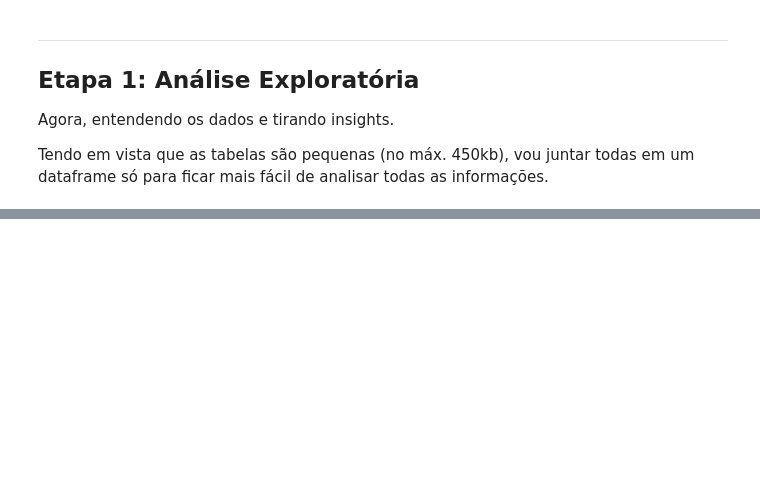
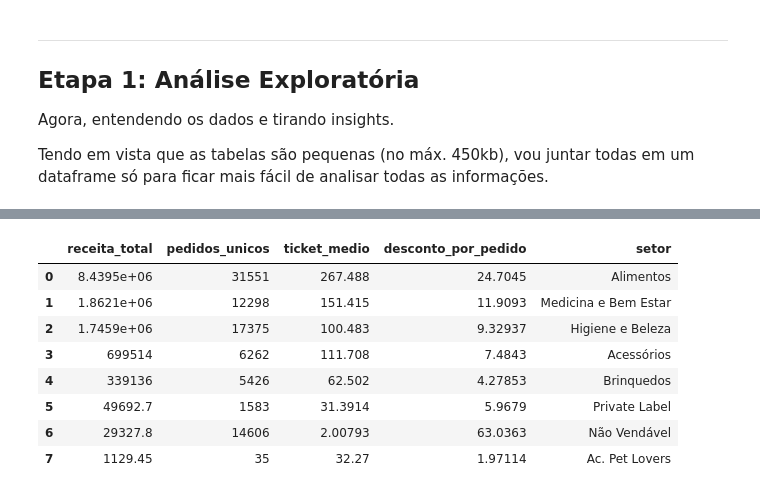
Before and after one commit to israelmendez232/data-science-test, a Jupyter notebook: container/main2.ipynb, the cells around one changed output, grey strips where cells are left out. Cells and saved outputs as stored; diff of their text form; code cells hidden in the pictures; blank space fills up the shorter version.

```diff
--- a/container/main2.ipynb
+++ b/container/main2.ipynb
@@ -159,0 +145,70 @@ df.head()
+# %%
+df_sector = pd.read_sql('''
+    SELECT
+          setor
+        , CAST(SUM(receita) AS decimal(10, 2)) AS receita_total
+        , COUNT(DISTINCT id_usuario_mask) AS pedidos_unicos
+        , CAST(SUM(receita) AS decimal(10, 2)) / COUNT(DISTINCT id_usuario_mask) AS ticket_medio
+		, CAST(SUM(desconto) AS decimal(10, 2)) / COUNT(DISTINCT id_usuario_mask)  AS desconto_por_pedido
+    FROM (
+    SELECT
+        transacoes.id_pedido_mask
+        , transacoes.codigo_produto_mask
+        , transacoes.id_usuario_mask
+        , transacoes.brinde
+        , transacoes.desconto
+        , transacoes.frete
+        , transacoes.quantidade
+        , transacoes.receita
+        , itens.familia
+        , itens.peso_unitario
+        , itens.setor
+        , itens.subfamilia
+        , pedidos.canal_marketing
+        , pedidos.canal_venda
+        , pedidos.contagempedidos
+        , pedidos.forma_pagamento
+        , pedidos.parcelas
+        , pedidos.pedido_assinatura
+        , pedidos.subcanal_venda
+    FROM transacoes transacoes
+    LEFT JOIN pedidos pedidos
+        ON transacoes.id_pedido_mask = pedidos.id_pedido_mask
+    LEFT JOIN itens itens
+        ON transacoes.codigo_produto_mask = itens.codigo_produto_mask
+    GROUP BY
+        transacoes.id_pedido_mask
+        , transacoes.codigo_produto_mask
+        , transacoes.id_usuario_mask
+        , transacoes.brinde
+        , transacoes.desconto
+        , transacoes.frete
+        , transacoes.quantidade
+        , transacoes.receita
+        , itens.familia
+        , itens.peso_unitario
+        , itens.setor
+        , itens.subfamilia
+        , pedidos.canal_marketing
+        , pedidos.canal_venda
+        , pedidos.contagempedidos
+        , pedidos.forma_pagamento
+        , pedidos.parcelas
+        , pedidos.pedido_assinatura
+        , pedidos.subcanal_venda
+    )
+    GROUP BY setor
+    ORDER BY receita_total DESC
+	''', engine)
+
+df_sector.style.background_gradient(cmap='Purples')
+# %% [output]
+|  | receita_total | pedidos_unicos | ticket_medio | desconto_por_pedido | setor |
+| 0 | 8.4395e+06 | 31551 | 267.488 | 24.7045 | Alimentos |
+| 1 | 1.8621e+06 | 12298 | 151.415 | 11.9093 | Medicina e Bem Estar |
+| 2 | 1.7459e+06 | 17375 | 100.483 | 9.32937 | Higiene e Beleza |
+| 3 | 699514 | 6262 | 111.708 | 7.4843 | Acessórios |
+| 4 | 339136 | 5426 | 62.502 | 4.27853 | Brinquedos |
+| 5 | 49692.7 | 1583 | 31.3914 | 5.9679 | Private Label |
+| 6 | 29327.8 | 14606 | 2.00793 | 63.0363 | Não Vendável |
+| 7 | 1129.45 | 35 | 32.27 | 1.97114 | Ac. Pet Lovers |
```
Also changed, not shown: parts of 20 cells of this notebook, 1 other file.
